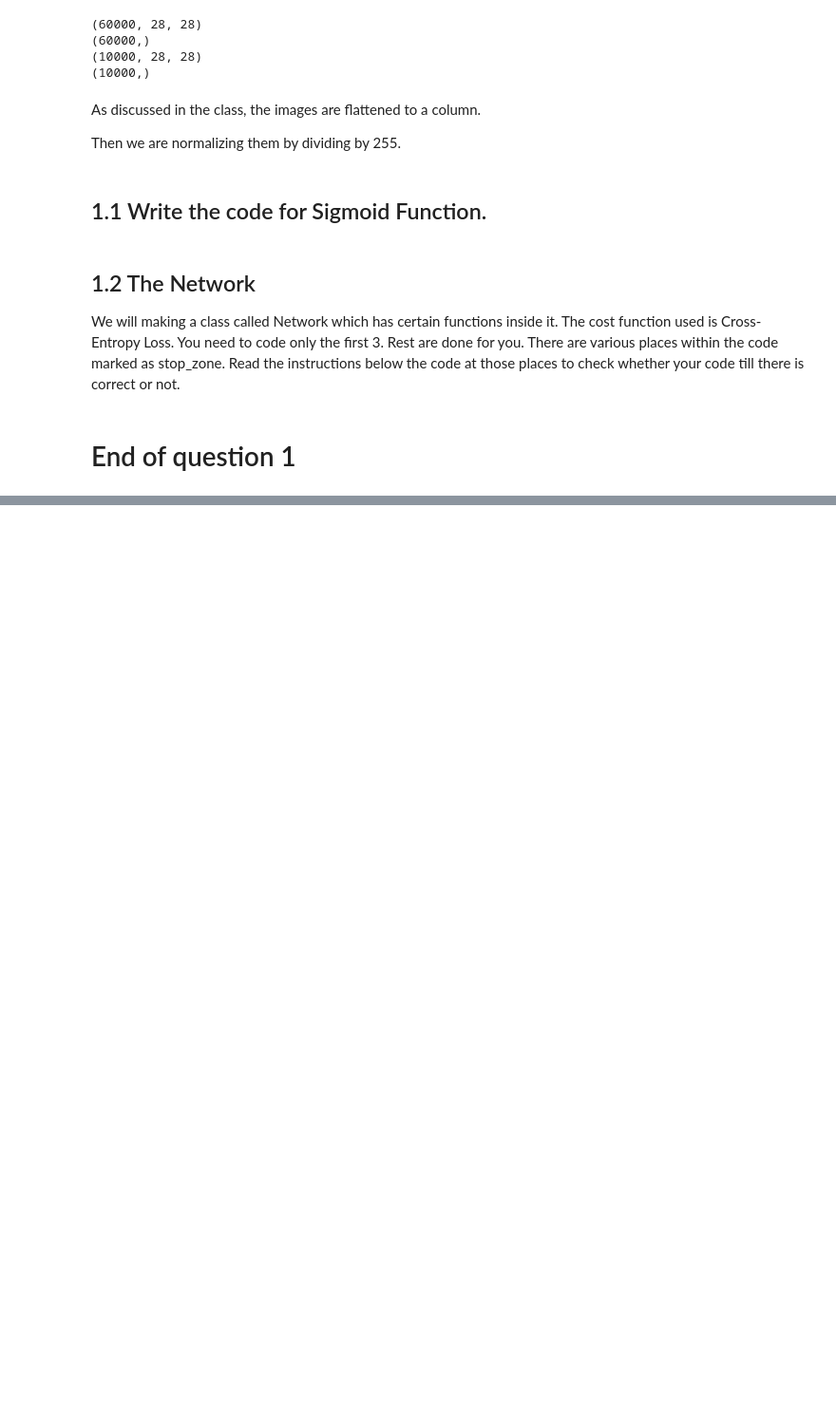
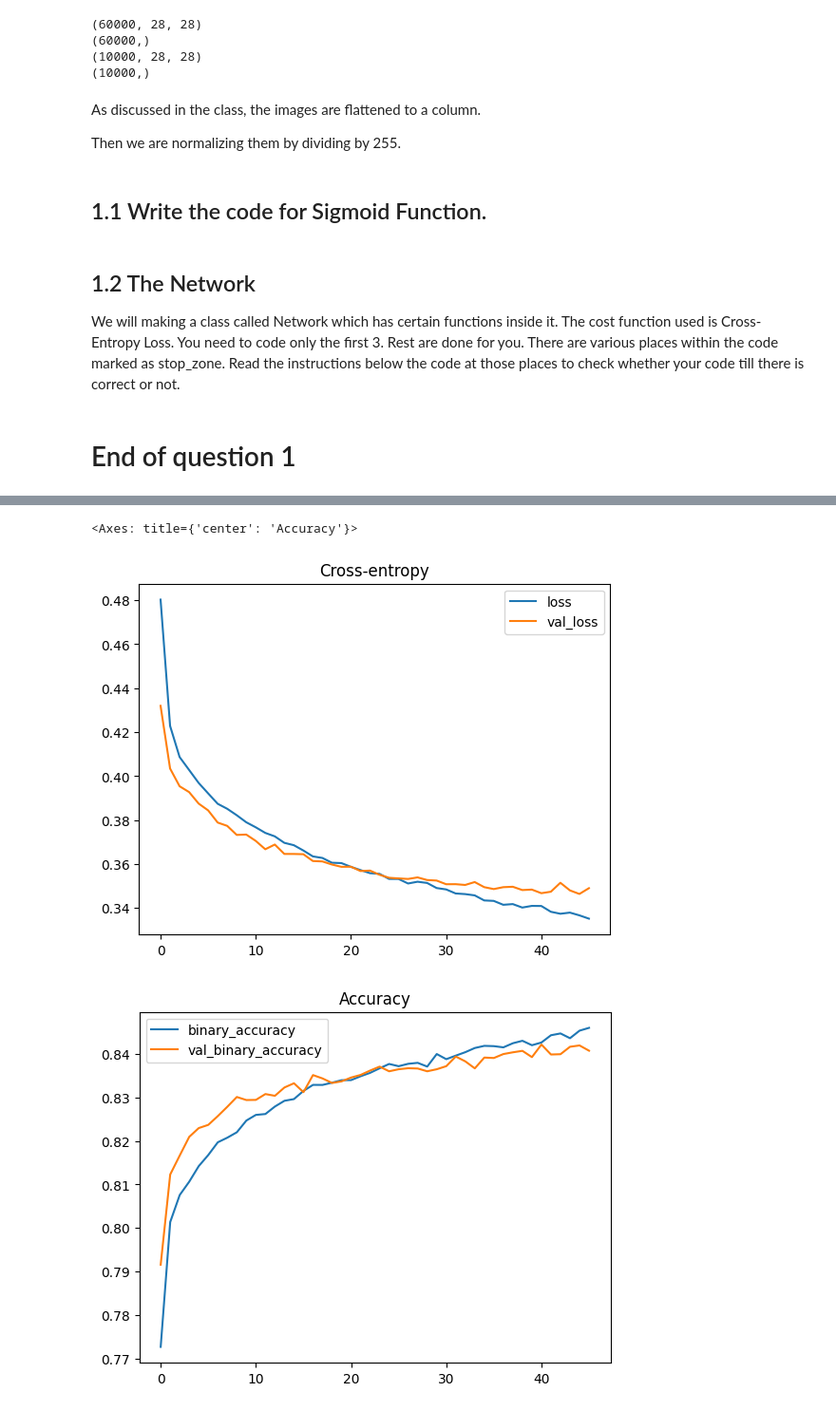
Before and after one commit to sonali689/ML-fundamentals, a Jupyter notebook: Week 2/MLP Assignment/MLP-Assignment .ipynb, the cells around one changed output, grey strips where cells are left out. Shown at 95% size. Drawn from its saved outputs; the diff is of its cells as text; code cells hidden in the pictures; blank space fills up the shorter version.

```diff
--- a/Week 2/MLP Assignment/MLP-Assignment .ipynb
+++ b/Week 2/MLP Assignment/MLP-Assignment .ipynb
@@ -257,0 +243,9 @@ However, for PyTorch, you need to load the data as a torch Dataset and access us
+# %%
+# Setup plotting
+import matplotlib.pyplot as plt
+plt.style.available
+# Set Matplotlib defaults
+plt.rc('figure', autolayout=True)
+plt.rc('axes', labelweight='bold', labelsize='large',
+       titleweight='bold', titlesize=18, titlepad=10)
+plt.rc('animation', html='html5')
@@ -257,0 +321,6 @@ However, for PyTorch, you need to load the data as a torch Dataset and access us
+# %%
+from tensorflow import keras
+from tensorflow.keras import layers
+
+# YOUR CODE HERE: define the model given in the diagram
+model = ____
@@ -257,0 +384,24 @@ However, for PyTorch, you need to load the data as a torch Dataset and access us
+# %%
+model.compile(
+    optimizer='adam',
+    loss='binary_crossentropy',
+    metrics=['binary_accuracy'],
+)
+# %%
+early_stopping = keras.callbacks.EarlyStopping(
+    patience=5,
+    min_delta=0.001,
+    restore_best_weights=True,
+)
+history = model.fit(
+    X_train, y_train,
+    validation_data=(X_valid, y_valid),
+    batch_size=512,
+    epochs=200,
+    callbacks=[early_stopping],
+)
+
+history_df = pd.DataFrame(history.history)
+history_df.loc[:, ['loss', 'val_loss']].plot(title="Cross-entropy")
+history_df.loc[:, ['binary_accuracy', 'val_binary_accuracy']].plot(title="Accuracy")
+# %% [output]
@@ -257,0 +425,3 @@ However, for PyTorch, you need to load the data as a torch Dataset and access us
+<Axes: title={'center': 'Accuracy'}>
+[figure, added]
+[figure, added]
```
Also changed, not shown: parts of 8 cells of this notebook, 2 other files.
